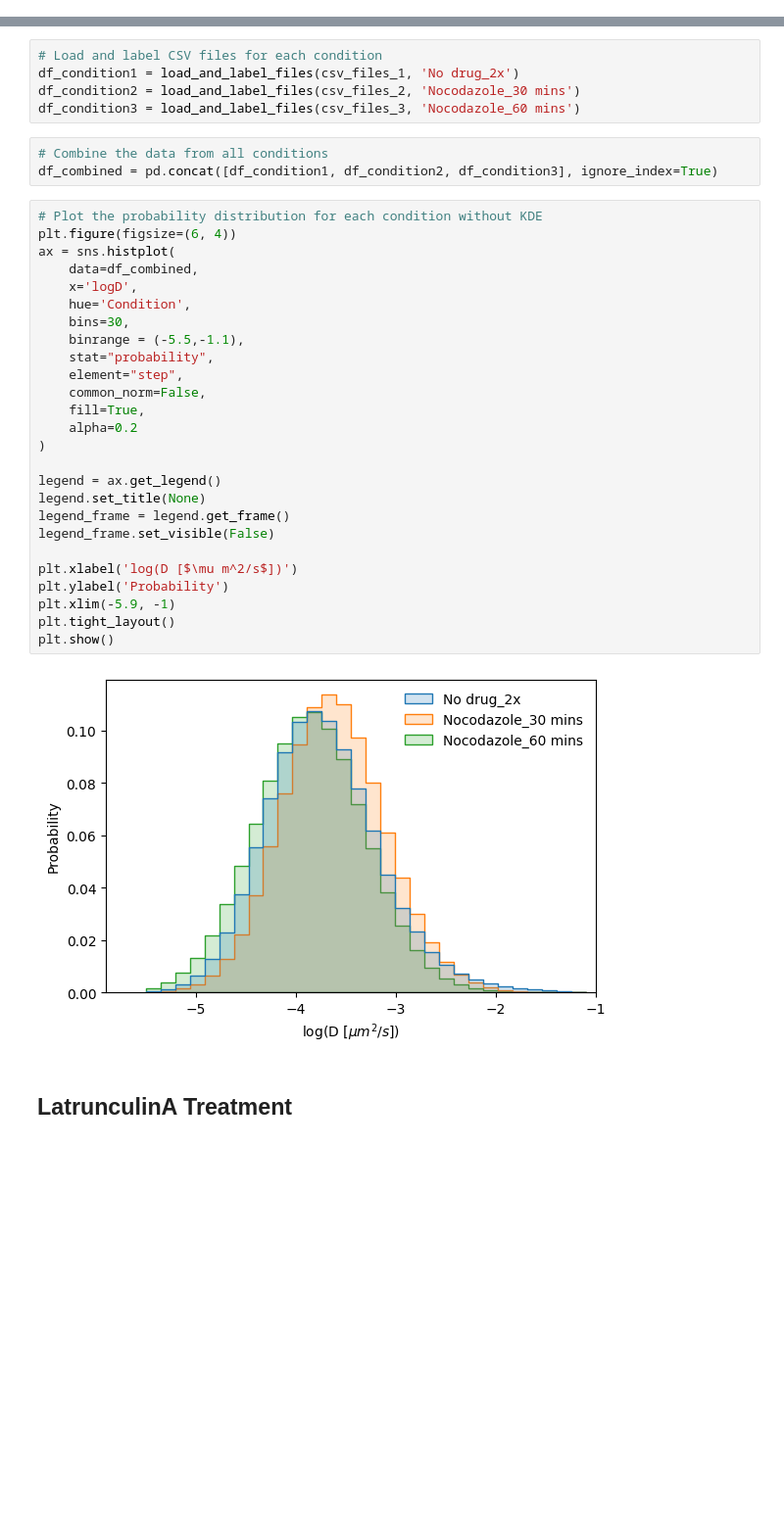
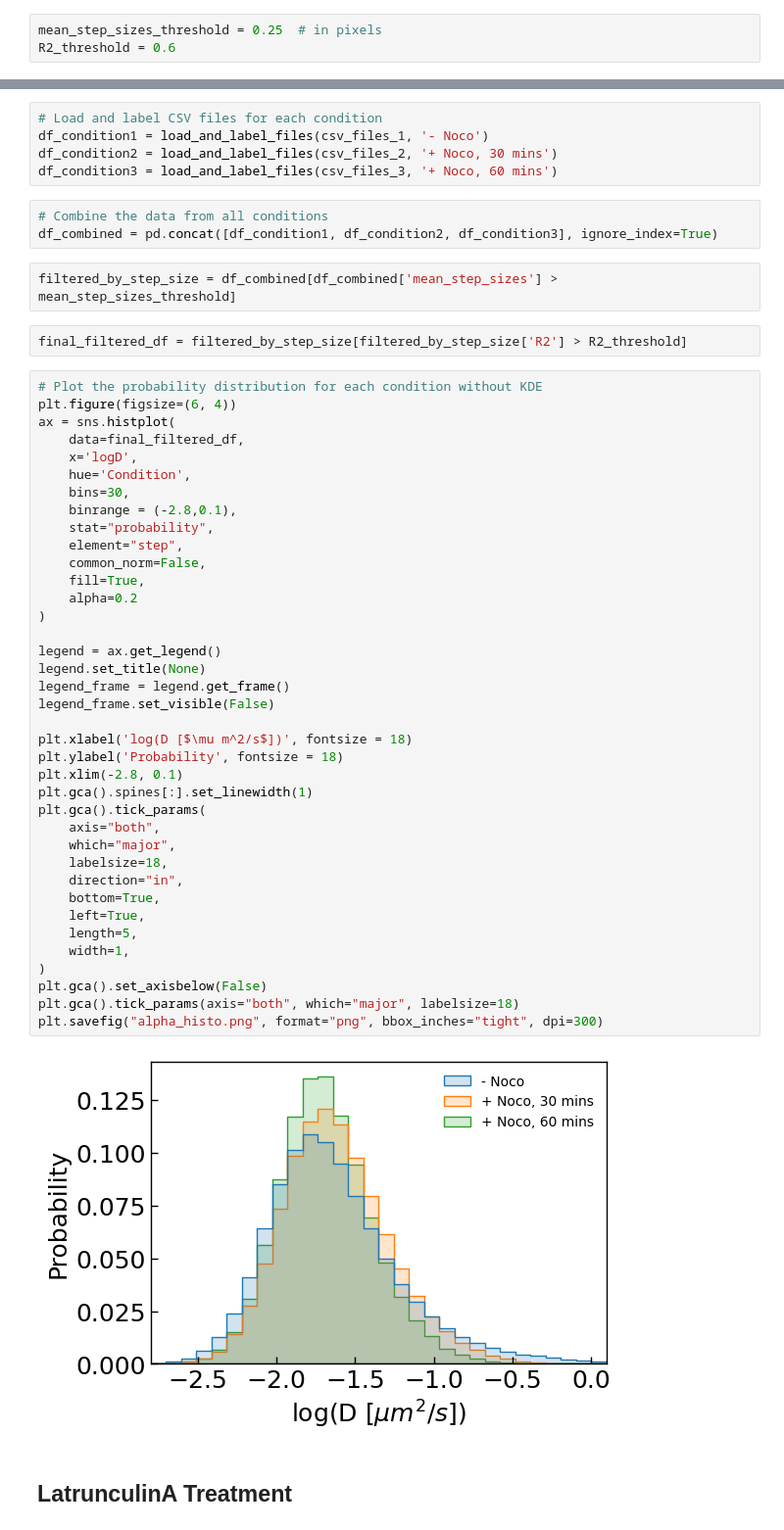
Before and after one commit to walterlab-um/Hyperosmotic_Confinement-Jump, a Jupyter notebook: plots/Running window_diffusion coefficient_plot.ipynb, the cells around one changed output, grey strips where cells are left out. Shown at 98% size. Cells and saved outputs as stored; diff of their text form; blank space fills up the shorter version.

```diff
--- a/plots/Running window_diffusion coefficient_plot.ipynb
+++ b/plots/Running window_diffusion coefficient_plot.ipynb
@@ -8,6 +8,9 @@ import numpy as np
 import seaborn as sns
 import matplotlib.pyplot as plt
 from tkinter import filedialog
+# %%
+mean_step_sizes_threshold = 0.25  # in pixels
+R2_threshold = 0.6
 # %%
 # Use file dialog to select CSV files for each condition
 csv_files_1 = filedialog.askopenfilenames(
@@ -32,40 +35,56 @@ def load_and_label_files (file_paths, label):
     return pd.concat(dfs)
 # %%
 # Load and label CSV files for each condition
-df_condition1 = load_and_label_files(csv_files_1, 'No drug_2x')
-df_condition2 = load_and_label_files(csv_files_2, 'Nocodazole_30 mins')
-df_condition3 = load_and_label_files(csv_files_3, 'Nocodazole_60 mins')
+df_condition1 = load_and_label_files(csv_files_1, '- Noco')
+df_condition2 = load_and_label_files(csv_files_2, '+ Noco, 30 mins')
+df_condition3 = load_and_label_files(csv_files_3, '+ Noco, 60 mins')
 # %%
 # Combine the data from all conditions
 df_combined = pd.concat([df_condition1, df_condition2, df_condition3], ignore_index=True)
+# %%
+filtered_by_step_size = df_combined[df_combined['mean_step_sizes'] > mean_step_sizes_threshold]
+# %%
+final_filtered_df = filtered_by_step_size[filtered_by_step_size['R2'] > R2_threshold]
 # %%
 # Plot the probability distribution for each condition without KDE
 plt.figure(figsize=(6, 4))
 ax = sns.histplot(
-    data=df_combined,
+    data=final_filtered_df,
     x='logD',
     hue='Condition',
     bins=30,
-    binrange = (-5.5,-1.1),
+    binrange = (-2.8,0.1),
     stat="probability",
     element="step",
     common_norm=False,
     fill=True,
     alpha=0.2
 )
 
 legend = ax.get_legend()
 legend.set_title(None)
 legend_frame = legend.get_frame()
 legend_frame.set_visible(False)
 
-plt.xlabel('log(D [$\mu m^2/s$])')
-plt.ylabel('Probability')
-plt.xlim(-5.9, -1)
-plt.tight_layout()
-plt.show()
+plt.xlabel('log(D [$\mu m^2/s$])', fontsize = 18)
+plt.ylabel('Probability', fontsize = 18)
+plt.xlim(-2.8, 0.1)
+plt.gca().spines[:].set_linewidth(1)
+plt.gca().tick_params(
+    axis="both",
+    which="major",
+    labelsize=18,
+    direction="in",
+    bottom=True,
+    left=True,
+    length=5,
+    width=1,
+)
+plt.gca().set_axisbelow(False)
+plt.gca().tick_params(axis="both", which="major", labelsize=18)
+plt.savefig("alpha_histo.png", format="png", bbox_inches="tight", dpi=300)
 # %% [output]
-[figure, old version]
+[figure, new version]
 # %% [markdown]
 ## LatrunculinA Treatment
 # %%
```
Also changed, not shown: parts of 5 cells of this notebook.
